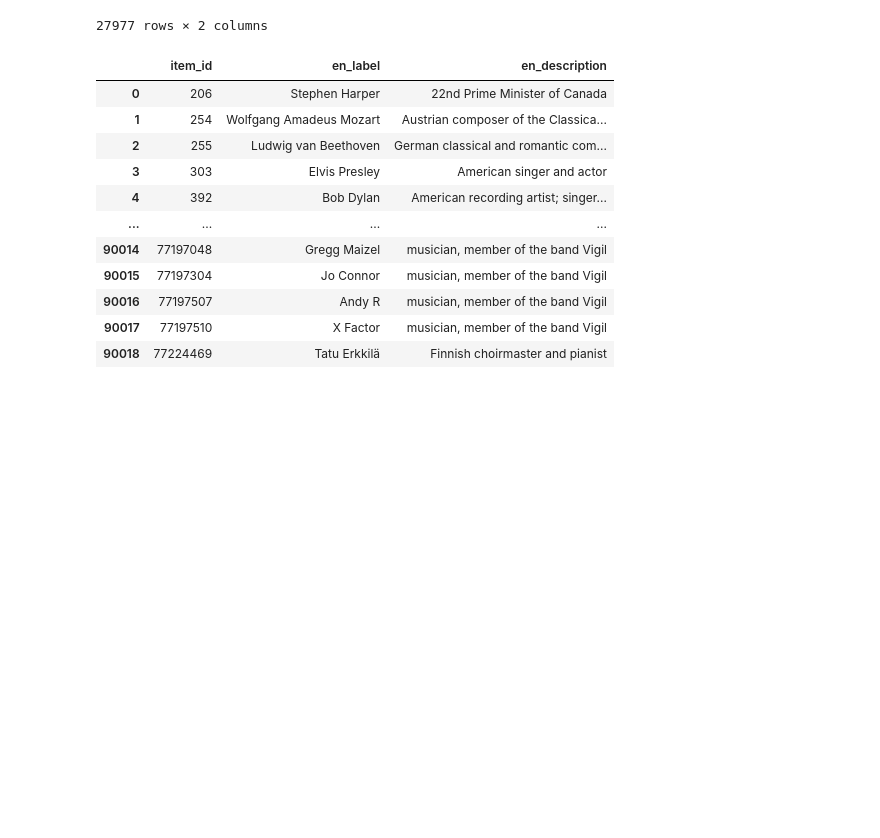
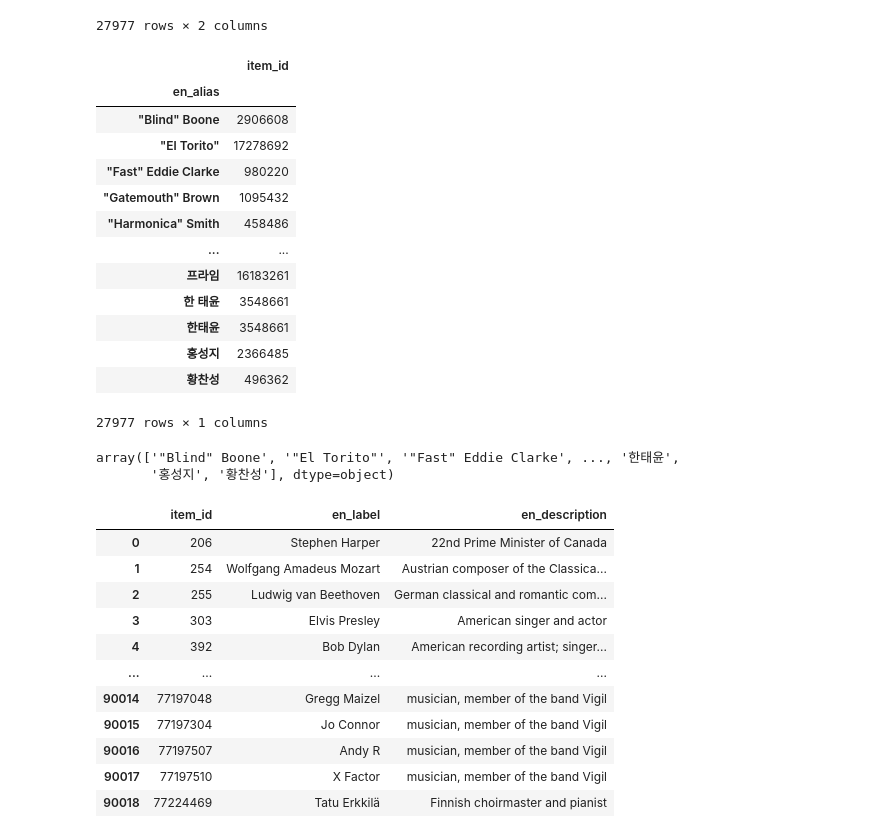
Before and after one commit to Vosloo/entity-linking, a Jupyter notebook: data_training.ipynb, the cells around one changed output. Drawn from its saved outputs; the diff is of its cells as text; code cells hidden in the pictures; blank space fills up the shorter version.

```diff
--- a/data_training.ipynb
+++ b/data_training.ipynb
@@ -62,6 +58,30 @@ filtered_aliases
 | 27975 | 77194102 | Baby Gee |
 | 27976 | 77194102 | Gerry Charles |
 27977 rows × 2 columns
+# %%
+sorted_aliases = filtered_aliases.reset_index(drop=True).set_index(["en_alias"]).sort_index()
+# %%
+sorted_aliases
+# %% [output]
+|  | item_id |
+| en_alias |  |
+| "Blind" Boone | 2906608 |
+| "El Torito" | 17278692 |
+| "Fast" Eddie Clarke | 980220 |
+| "Gatemouth" Brown | 1095432 |
+| "Harmonica" Smith | 458486 |
+| ... | ... |
+| 프라임 | 16183261 |
+| 한 태윤 | 3548661 |
+| 한태윤 | 3548661 |
+| 홍성지 | 2366485 |
+| 황찬성 | 496362 |
+27977 rows × 1 columns
+# %%
+sorted_aliases.index.values
+# %% [output]
+array(['"Blind" Boone', '"El Torito"', '"Fast" Eddie Clarke', ..., '한태윤',
+       '홍성지', '황찬성'], dtype=object)
 # %%
 filtered_items
 # %% [output]
```
Also changed, not shown: parts of 33 cells of this notebook.
